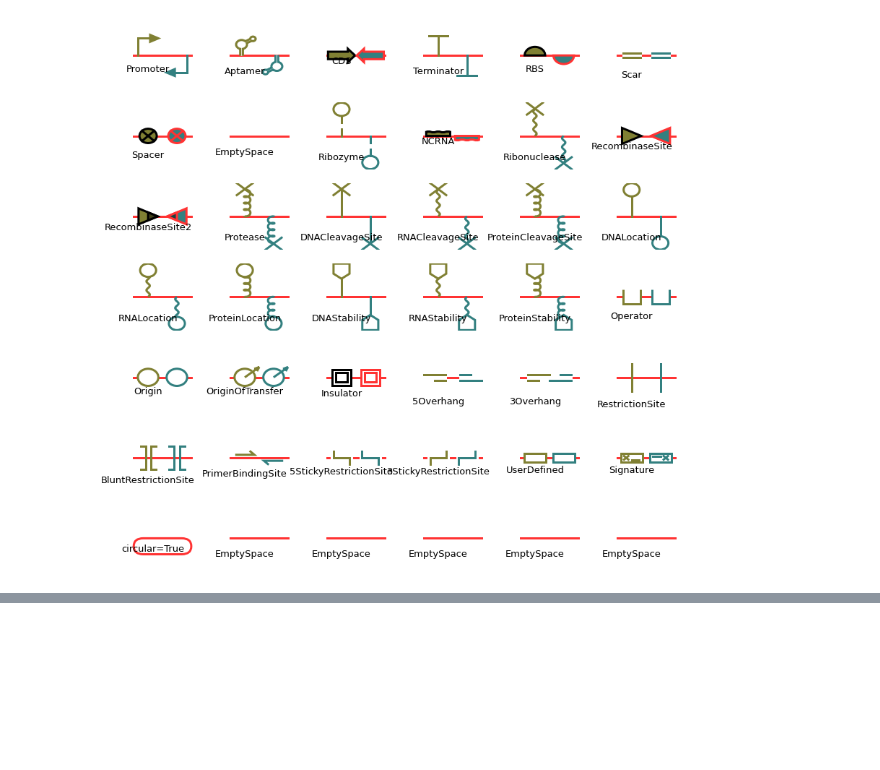
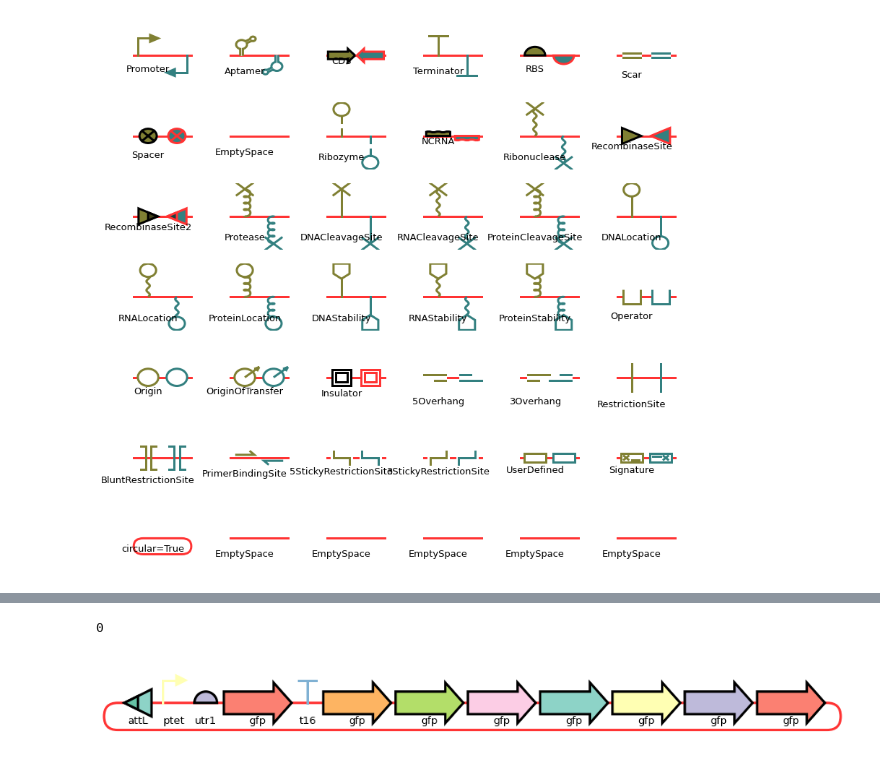
Before and after one commit to VoigtLab/dnaplotlib, a Jupyter notebook: gallery/notebooks/interactiveplot.ipynb, the cells around one changed output, grey strips where cells are left out. Drawn from its saved outputs; the diff is of its cells as text; code cells hidden in the pictures; blank space fills up the shorter version.

```diff
--- a/gallery/notebooks/interactiveplot.ipynb
+++ b/gallery/notebooks/interactiveplot.ipynb
@@ -159,0 +54,45 @@ ylim are (-8, 27.46666666666667)
+# %%
+import dnaplotlib as dpl
+import matplotlib.pyplot as plt
+import numpy as np
+from matplotlib import cm
+from collections import OrderedDict
+%matplotlib inline
+
+cmap = plt.get_cmap('Set3')
+
+dnaline = 3
+edgecolor = (1,.2,.2)
+
+dr = dpl.DNARenderer(scale = 5,linewidth=dnaline,linecolor=edgecolor)
+
+
+class SimplePart:
+    def __init__(self,name,dpl_type,direction='forward',bound=False,added_opts=None):
+        self.name = name
+        self.dpl_type = dpl_type
+        self.direction=direction
+        self.bound = bound
+        self.added_opts = added_opts
+
+
+
+
+
+
+
+prom = SimplePart('ptet','Promoter')
+utr = SimplePart('utr1','RBS')
+cds = SimplePart('gfp','CDS')
+term = SimplePart('t16','Terminator')
+aB = SimplePart('attB','RecombinaseSite')
+aL = SimplePart('attL','RecombinaseSite2',direction="reverse")
+ori = SimplePart('','Origin',added_opts={'face_color':(0.5,0.5,.2)})
+
+
+simple_arc = {'Binding':[[1,"RNAP"],[2,"A"],[2,"B"],[7,"Bxb1"],[5,"Bxb1"]]}
+
+a = simple_plot_design([aL,prom,utr,cds,term,cds,cds,cds,cds,cds,cds,cds],simplereg = {},circular=True)
+# %% [output]
+0
+[figure, added]
```
Also changed, not shown: parts of 1 cell of this notebook, 1 other file.
